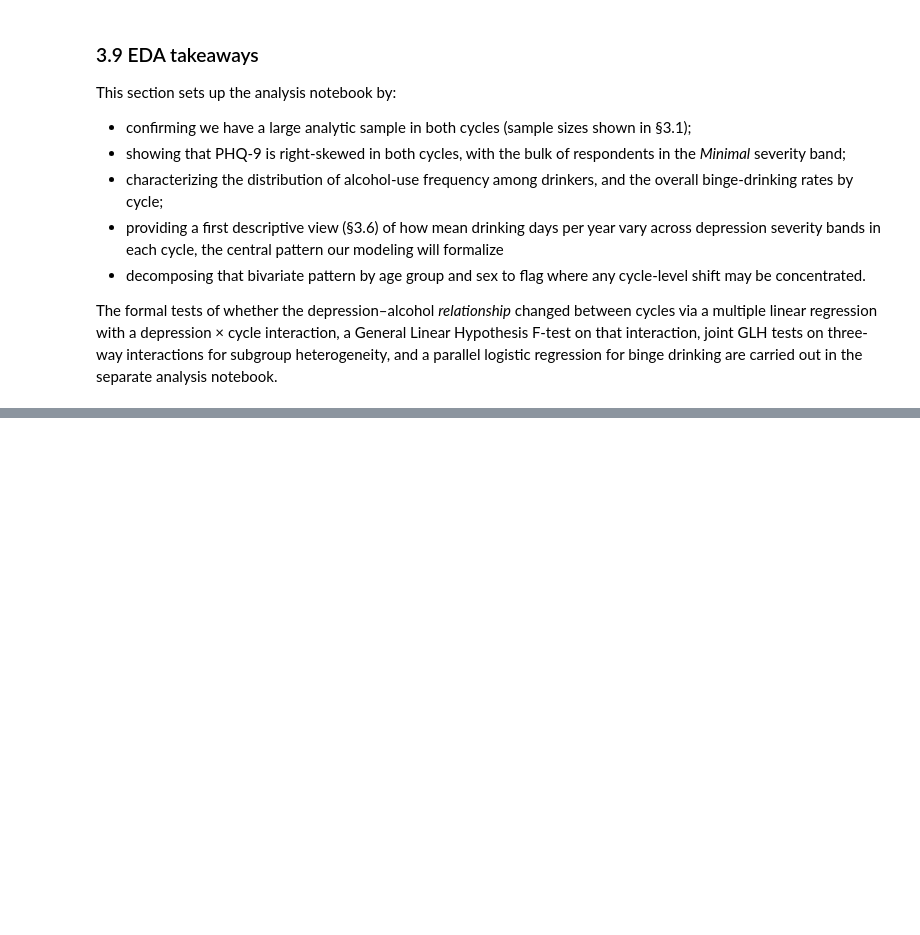
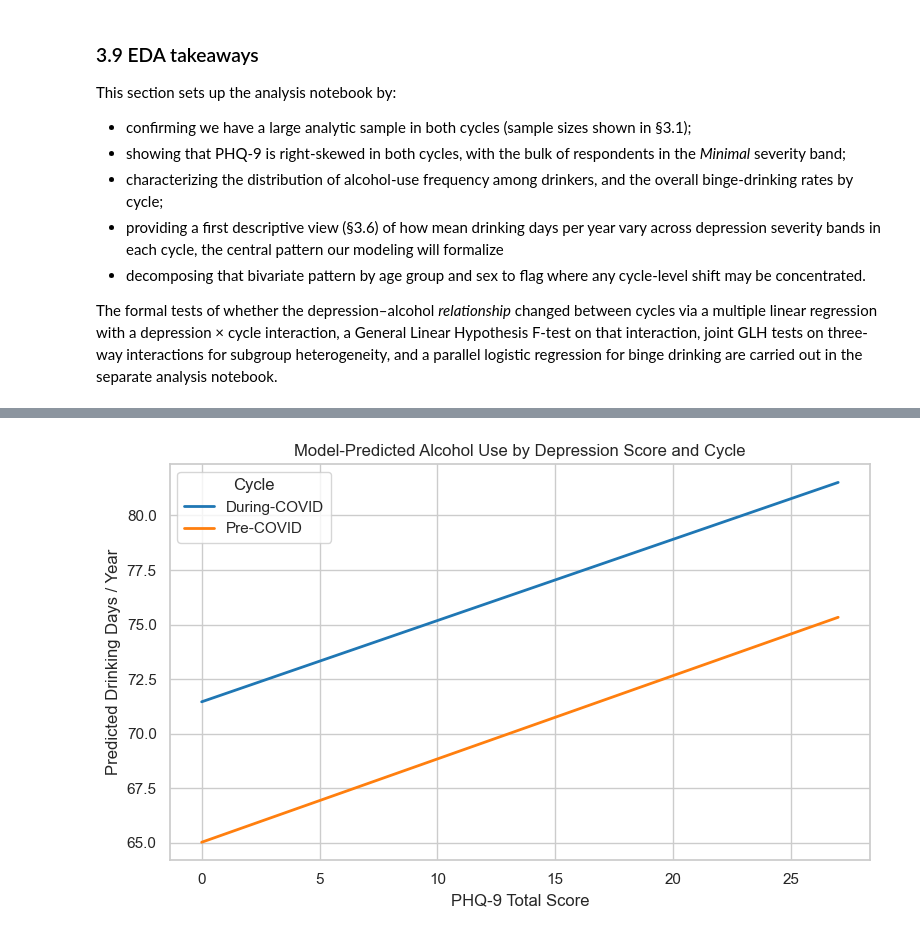
Before and after one commit to Indraniiii/MATH189_Proj, a Jupyter notebook: MATH189_Project_Intro-and-DataCleaning.ipynb, the cells around one changed output, grey strips where cells are left out. Cells and saved outputs as stored; diff of their text form; code cells hidden in the pictures; blank space fills up the shorter version.

```diff
--- a/MATH189_Project_Intro-and-DataCleaning.ipynb
+++ b/MATH189_Project_Intro-and-DataCleaning.ipynb
@@ -638,0 +661,12 @@ The formal tests of whether the depression–alcohol *relationship* changed betw
+# %%
+model_df = analytic.dropna(
+    subset=['Drink_Days_Year', 'PHQ9_Total', 'Age', 'Sex', 'Race', 'PIR', 'Marital']
+).copy()
+
+formula = (
+    'Drink_Days_Year ~ PHQ9_Total * cycle '
+    '+ Age + Sex + Race + PIR + Marital'
+)
+
+ols_model = ols(formula, data=model_df).fit()
+print(ols_model.summary())
@@ -638,0 +717,31 @@ The formal tests of whether the depression–alcohol *relationship* changed betw
+# %%
+phq_range = np.linspace(model_df['PHQ9_Total'].min(), model_df['PHQ9_Total'].max(), 100)
+
+control_means = {
+    'Age':     model_df['Age'].mean(),
+    'PIR':     model_df['PIR'].mean(),
+    'Sex':     model_df['Sex'].mode()[0],
+    'Race':    model_df['Race'].mode()[0],
+    'Marital': model_df['Marital'].mode()[0],
+}
+
+pred_frames = []
+for cyc, lbl in [(0, 'Pre-COVID'), (1, 'During-COVID')]:
+    pred_df = pd.DataFrame({'PHQ9_Total': phq_range, 'cycle': cyc, **control_means})
+    pred_df['predicted'] = ols_model.predict(pred_df)
+    pred_df['cycle_lbl'] = lbl
+    pred_frames.append(pred_df)
+
+pred_all = pd.concat(pred_frames)
+
+fig, ax = plt.subplots(figsize=(8, 5))
+for lbl, grp in pred_all.groupby('cycle_lbl'):
+    ax.plot(grp['PHQ9_Total'], grp['predicted'], label=lbl, lw=2)
+ax.set_xlabel('PHQ-9 Total Score')
+ax.set_ylabel('Predicted Drinking Days / Year')
+ax.set_title('Model-Predicted Alcohol Use by Depression Score and Cycle')
+ax.legend(title='Cycle')
+plt.tight_layout()
+plt.show()
+# %% [output]
+[figure, added]
```
Also changed, not shown: parts of 17 cells of this notebook, 6 other files.
